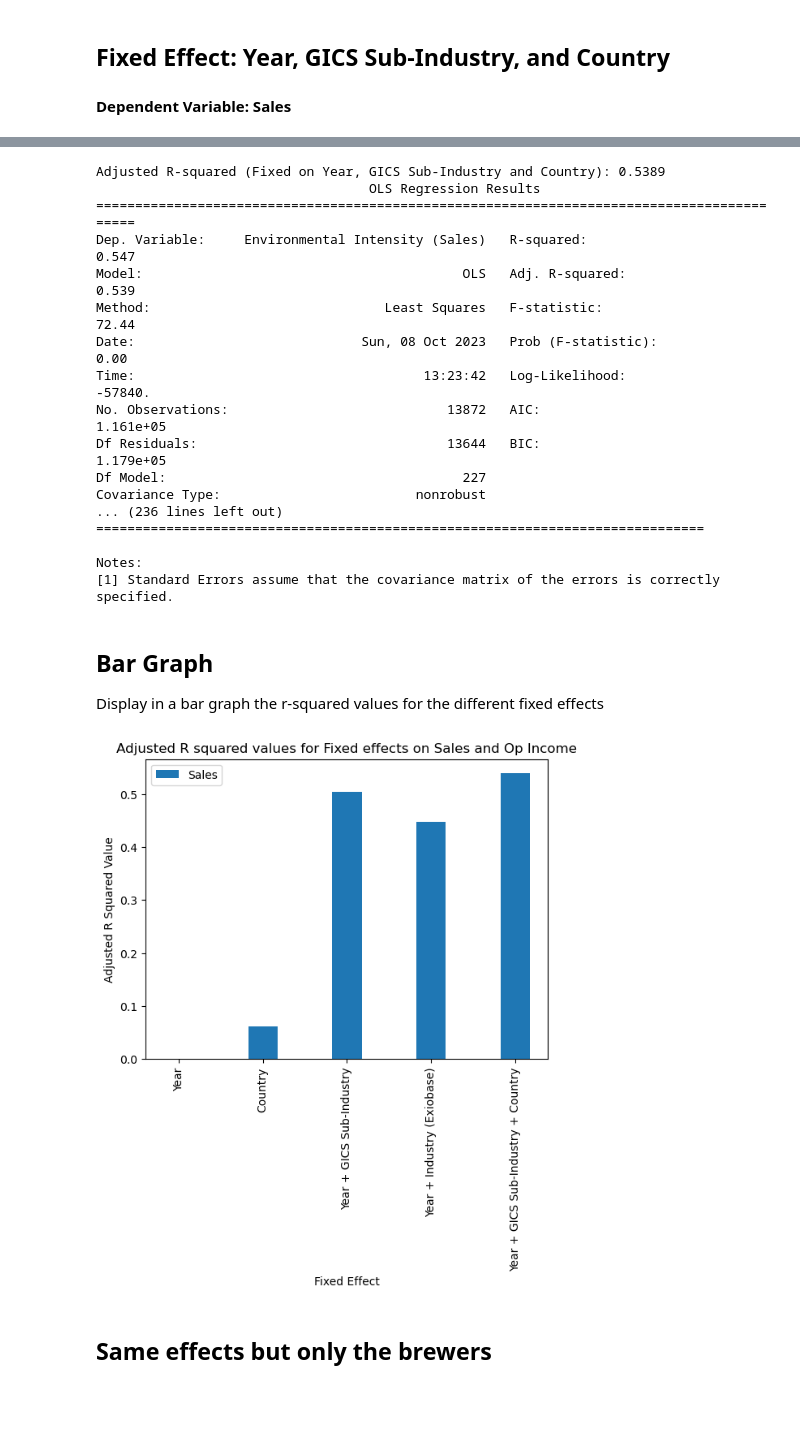
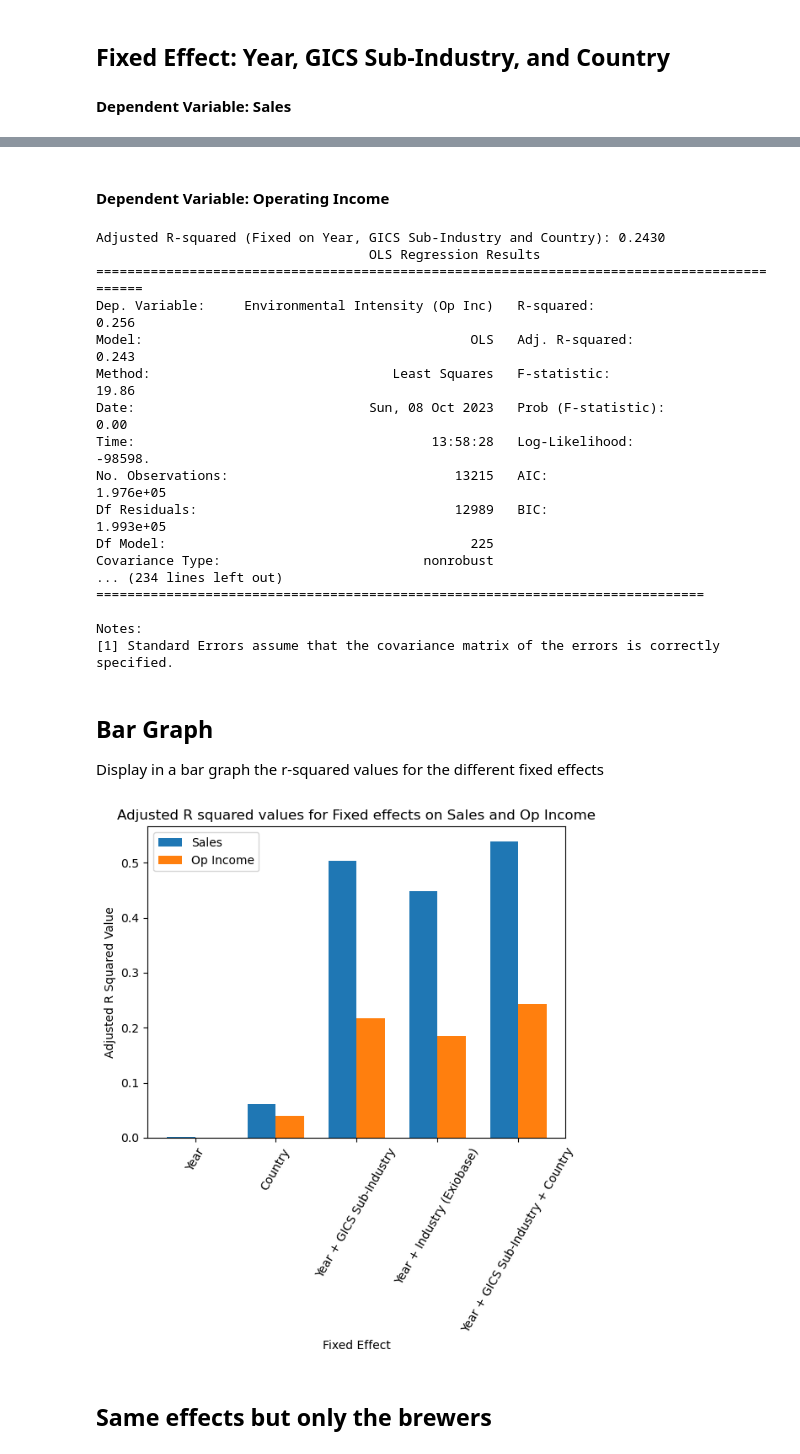
Before and after one commit to yummypugs/SPM-Project-Harvard, a Jupyter notebook: 2.0 SDG_FixedEffects.ipynb, the cells around one changed output, grey strips where cells are left out. Cells and saved outputs as stored; diff of their text form; code cells hidden in the pictures; blank space fills up the shorter version.

```diff
--- a/2.0 SDG_FixedEffects.ipynb
+++ b/2.0 SDG_FixedEffects.ipynb
@@ -165,11 +244,11 @@ Notes:
 #### Dependent Variable: Sales
 # %%
 list_effectNames = ['Year', 'Industry (Exiobase)']
-adjusted_r_squared, yearIndustry_summary = runFixedEffects(X,y_sales,df, list_effectNames)
+adjusted_r_squared, yearIndustry_summary = runFixedEffects(X_sales,y_sales,df_sales, list_effectNames)
 print(f'Adjusted R-squared (Fixed on Year and Industry (Exiobase)): {adjusted_r_squared:.4f}')
 print(yearIndustry_summary)
 
-d_RSquaredAll['Year + Industry (Exiobase)'] = adjusted_r_squared
+l_RsquaredForEffect = [adjusted_r_squared]
 # %% [output]
 Adjusted R-squared (Fixed on Year and Industry (Exiobase)): 0.4479
                                    OLS Regression Results
@@ -190,0 +272,8 @@ Notes:
+# %%
+list_effectNames = ['Year', 'Industry (Exiobase)']
+adjusted_r_squared, yearIndustry_summary = runFixedEffects(X_opinc,y_opinc,df_opinc, list_effectNames)
+print(f'Adjusted R-squared (Fixed on Year and Industry (Exiobase)): {adjusted_r_squared:.4f}')
+print(yearIndustry_summary)
+
+l_RsquaredForEffect.append(adjusted_r_squared)
+d_RSquaredAll['Year + Industry (Exiobase)'] = l_RsquaredForEffect
@@ -191,3 +298,10 @@ Notes:
 # %% [markdown]
 ## Fixed Effect: Year, GICS Sub-Industry, and Country
 #### Dependent Variable: Sales
+# %%
+list_effectNames = ['Year', 'GICS Sub-Industry', 'Country']
+adjusted_r_squared, yearGICSCountry_summary = runFixedEffects(X_sales,y_sales,df_sales, list_effectNames)
+print(f'Adjusted R-squared (Fixed on Year, GICS Sub-Industry and Country): {adjusted_r_squared:.4f}')
+print(yearGICSCountry_summary)
+
+l_RsquaredForEffect = [adjusted_r_squared]
@@ -194,24 +326,27 @@ Notes:
+# %% [markdown]
+#### Dependent Variable: Operating Income
 # %%
 list_effectNames = ['Year', 'GICS Sub-Industry', 'Country']
-adjusted_r_squared, yearGICSCountry_summary = runFixedEffects(X,y_sales,df, list_effectNames)
+adjusted_r_squared, yearGICSCountry_summary = runFixedEffects(X_opinc,y_opinc,df_opinc, list_effectNames)
 print(f'Adjusted R-squared (Fixed on Year, GICS Sub-Industry and Country): {adjusted_r_squared:.4f}')
 print(yearGICSCountry_summary)
 
-d_RSquaredAll['Year + GICS Sub-Industry + Country'] = adjusted_r_squared
+l_RsquaredForEffect.append(adjusted_r_squared)
+d_RSquaredAll['Year + GICS Sub-Industry + Country'] = l_RsquaredForEffect
 # %% [output]
-Adjusted R-squared (Fixed on Year, GICS Sub-Industry and Country): 0.5389
+Adjusted R-squared (Fixed on Year, GICS Sub-Industry and Country): 0.2430
                                    OLS Regression Results
-===========================================================================================
-Dep. Variable:     Environmental Intensity (Sales)   R-squared:                       0.547
-Model:                                         OLS   Adj. R-squared:                  0.539
-Method:                              Least Squares   F-statistic:                     72.44
-Date:                             Sun, 08 Oct 2023   Prob (F-statistic):               0.00
-Time:                                     13:23:42   Log-Likelihood:                -57840.
-No. Observations:                            13872   AIC:                         1.161e+05
-Df Residuals:                                13644   BIC:                         1.179e+05
-Df Model:                                      227
-Covariance Type:                         nonrobust
-... (236 lines left out)
+============================================================================================
+Dep. Variable:     Environmental Intensity (Op Inc)   R-squared:                       0.256
+Model:                                          OLS   Adj. R-squared:                  0.243
+Method:                               Least Squares   F-statistic:                     19.86
+Date:                              Sun, 08 Oct 2023   Prob (F-statistic):               0.00
+Time:                                      13:58:28   Log-Likelihood:                -98598.
+No. Observations:                             13215   AIC:                         1.976e+05
+Df Residuals:                                 12989   BIC:                         1.993e+05
+Df Model:                                       225
+Covariance Type:                          nonrobust
+... (234 lines left out)
 ==============================================================================
 
 Notes:
@@ -222,34 +357,36 @@ Display in a bar graph the r-squared values for the different fixed effects
 # %%
 # Extract category names and values
 categories = list(d_RSquaredAll.keys())
-onSales = [value for value in d_RSquaredAll.values()]
+onSales = [value[0] for value in d_RSquaredAll.values()]
+onOpIncome = [value[1] for value in d_RSquaredAll.values()]
 
 # Set the width of the bars
 bar_width = 0.35
 
 # Create the X-axis values for the bar groups
 x = range(len(categories))
 
 # Create the bar plots for fixed effect on sale and on operating income
 plt.bar(x, onSales, width=bar_width, label='Sales')
+plt.bar([i + bar_width for i in x], onOpIncome, width=bar_width, label='Op Income')
 
 # Label the X-axis with category names
 plt.xlabel('Fixed Effect')
-plt.xticks([i for i in x], categories, rotation=90)
+plt.xticks([i + bar_width/2 for i in x], categories, rotation=60)
 
 # Label the Y-axis
 plt.ylabel('Adjusted R Squared Value')
 
 # Add a legend
 plt.legend()
 
 # Set the title
-plt.title('Adjusted R squared values for Sales with Fixed effects')
+plt.title('Adjusted R squared values for Fixed effects on Sales and Op Income')
 
 # Show the plot
 plt.show()
 # %% [output]
-[figure, old version]
+[figure, new version]
 # %% [markdown]
 ## Same effects but only the brewers
 # %%
```
Also changed, not shown: parts of 15 cells of this notebook.
